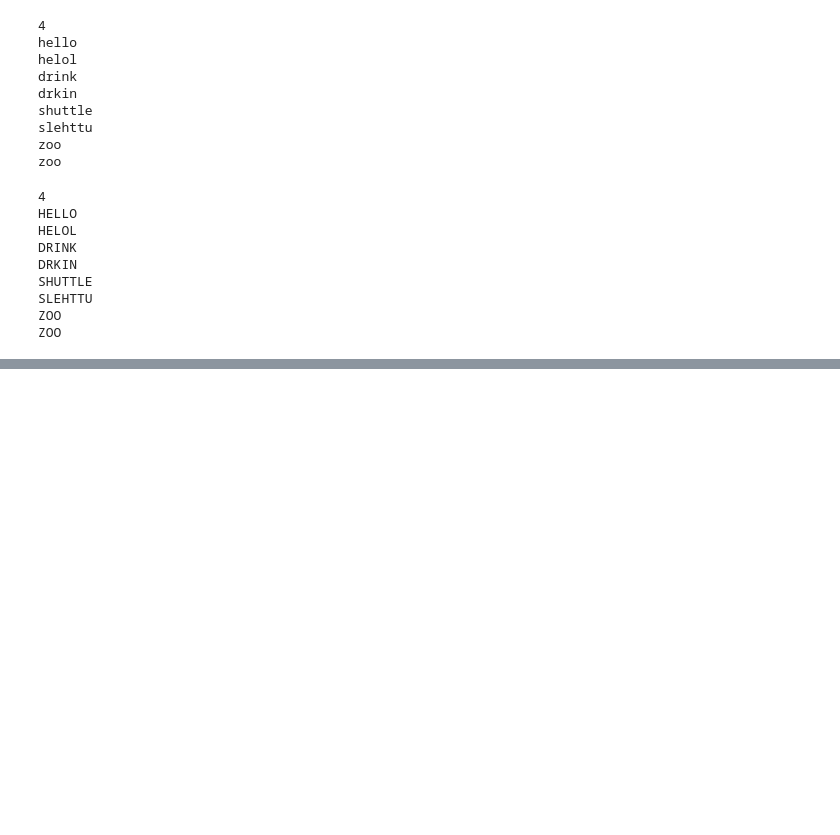
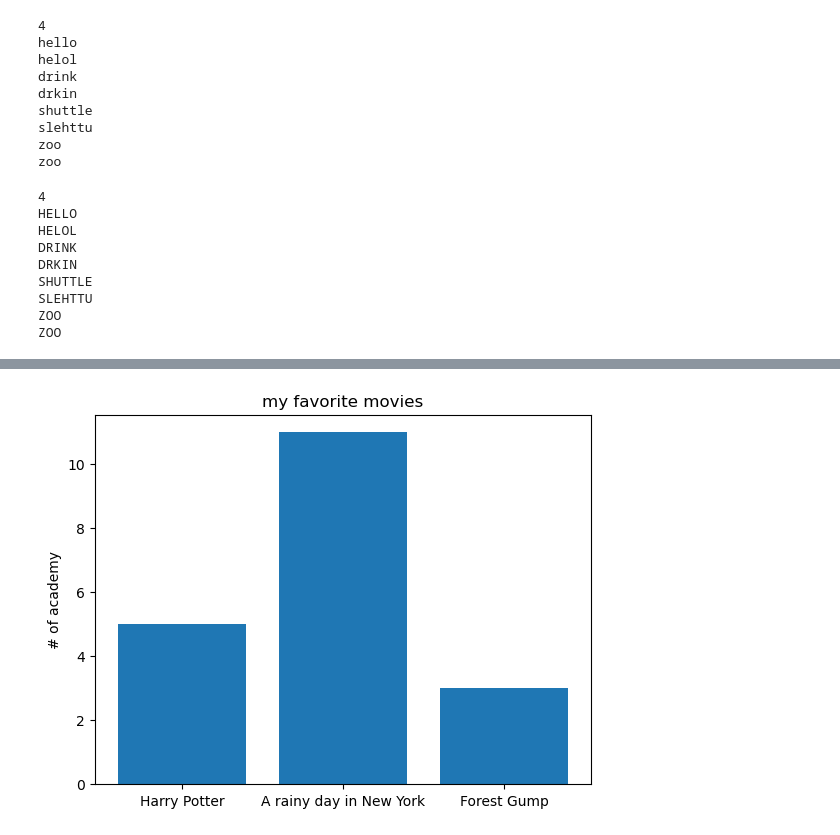
Before and after one commit to htchoi1006/algorithm-study, a Jupyter notebook: Untitled.ipynb, the cells around one changed output, grey strips where cells are left out. Drawn from its saved outputs; the diff is of its cells as text; code cells hidden in the pictures; blank space fills up the shorter version.

```diff
--- a/Untitled.ipynb
+++ b/Untitled.ipynb
@@ -2799,0 +2819,12 @@ ZOO
+# %%
+movies = ['Harry Potter', 'A rainy day in New York', 'Forest Gump']
+num_oscars = [5, 11, 3]
+
+plt.bar(movies, num_oscars)
+
+plt.title("my favorite movies")
+plt.ylabel('# of academy')
+
+plt.show()
+# %% [output]
+[figure, added]
```
Also changed, not shown: parts of 2 cells of this notebook, 1 other file.
